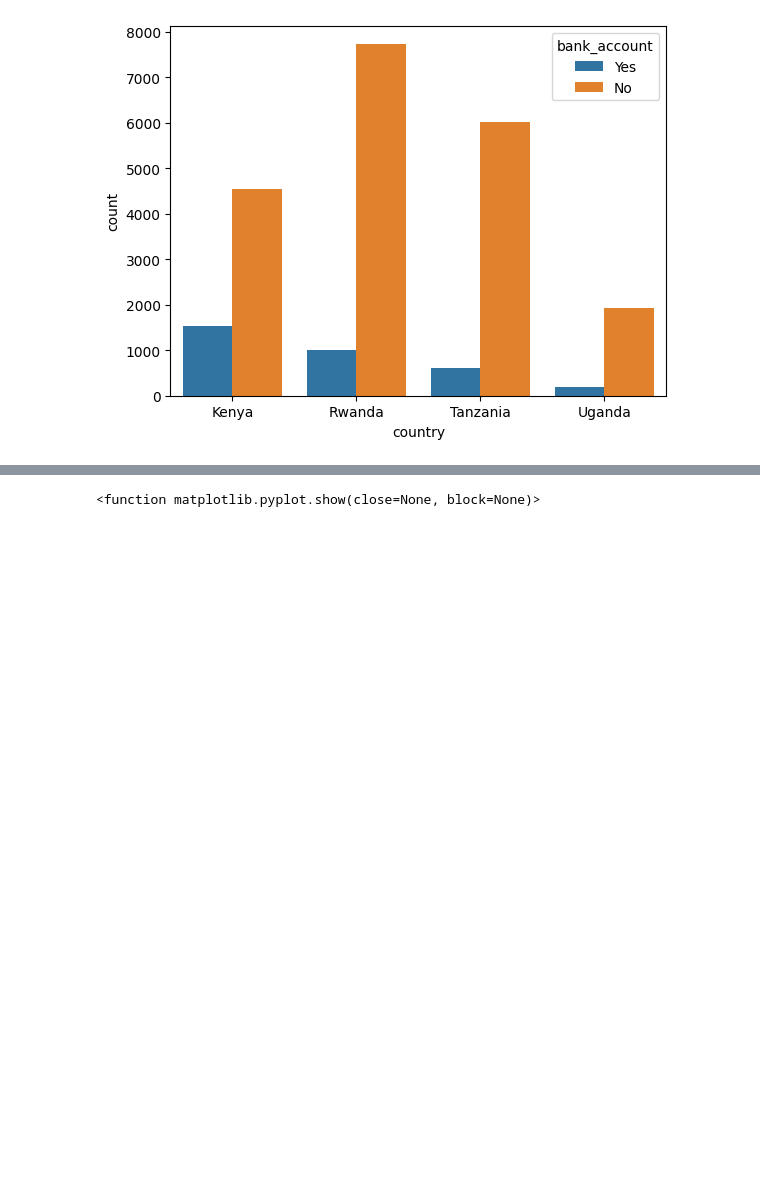
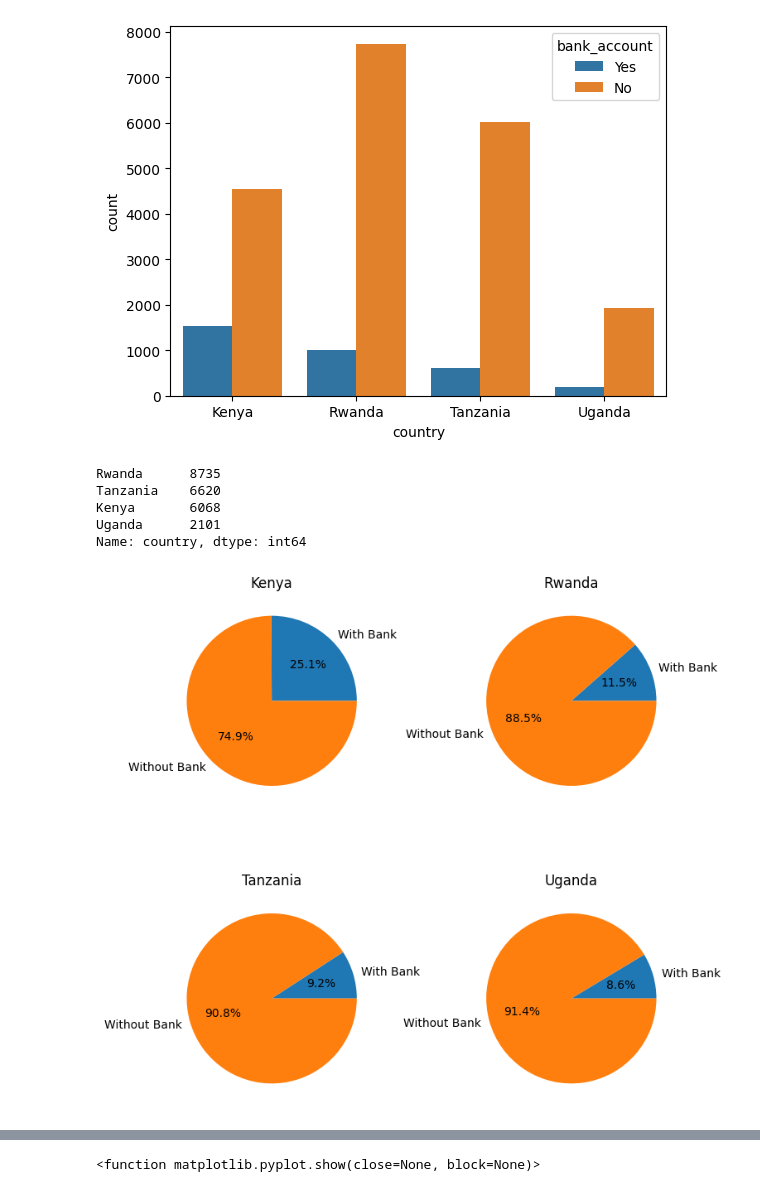
Before and after one commit to P-muriuki/Financial-Inclusion, a Jupyter notebook: Draft_Financial_Inclusion_Zindi.ipynb, the cells around one changed output, grey strips where cells are left out. Saved outputs shown, nothing was run; the diff lists cells and outputs as text; code cells hidden in the pictures; blank space fills up the shorter version.

```diff
--- a/Draft_Financial_Inclusion_Zindi.ipynb
+++ b/Draft_Financial_Inclusion_Zindi.ipynb
@@ -235,3 +235,35 @@ plt.show
 # %% [output]
 <function matplotlib.pyplot.show(close=None, block=None)>
 [figure]
+# %%
+trdata2.country.value_counts()
+# %% [output]
+Rwanda      8735
+Tanzania    6620
+Kenya       6068
+Uganda      2101
+Name: country, dtype: int64
+# %%
+c = pd.crosstab(trdata2["bank_account"],trdata2["country"])
+withbank = np.array(c.iloc[1:].values)
+withoutbank = np.array(c.iloc[0:1].values)
+countries = ['Kenya', 'Rwanda', 'Tanzania', 'Uganda']
+with_bank = np.reshape(withbank, -1)
+without_bank =  np.reshape(withoutbank, -1)
+# %%
+fig, axes = plt.subplots(2, 2, figsize=(8, 8))
+axes[0, 0].pie([with_bank[0], without_bank[0]], labels=['With Bank', 'Without Bank'], autopct='%1.1f%%')
+axes[0, 1].pie([with_bank[1], without_bank[1]], labels=['With Bank', 'Without Bank'], autopct='%1.1f%%')
+axes[1, 0].pie([with_bank[2], without_bank[2]], labels=['With Bank', 'Without Bank'], autopct='%1.1f%%')
+axes[1, 1].pie([with_bank[3], without_bank[3]], labels=['With Bank', 'Without Bank'], autopct='%1.1f%%')
+
+axes[0, 0].set_title(countries[0])
+axes[0, 1].set_title(countries[1])
+axes[1, 0].set_title(countries[2])
+axes[1, 1].set_title(countries[3])
+
+plt.subplots_adjust(wspace=0.4, hspace=0.4)
+
+plt.show()
+# %% [output]
+[figure, added]
```
Also changed, not shown: parts of 9 cells of this notebook.
